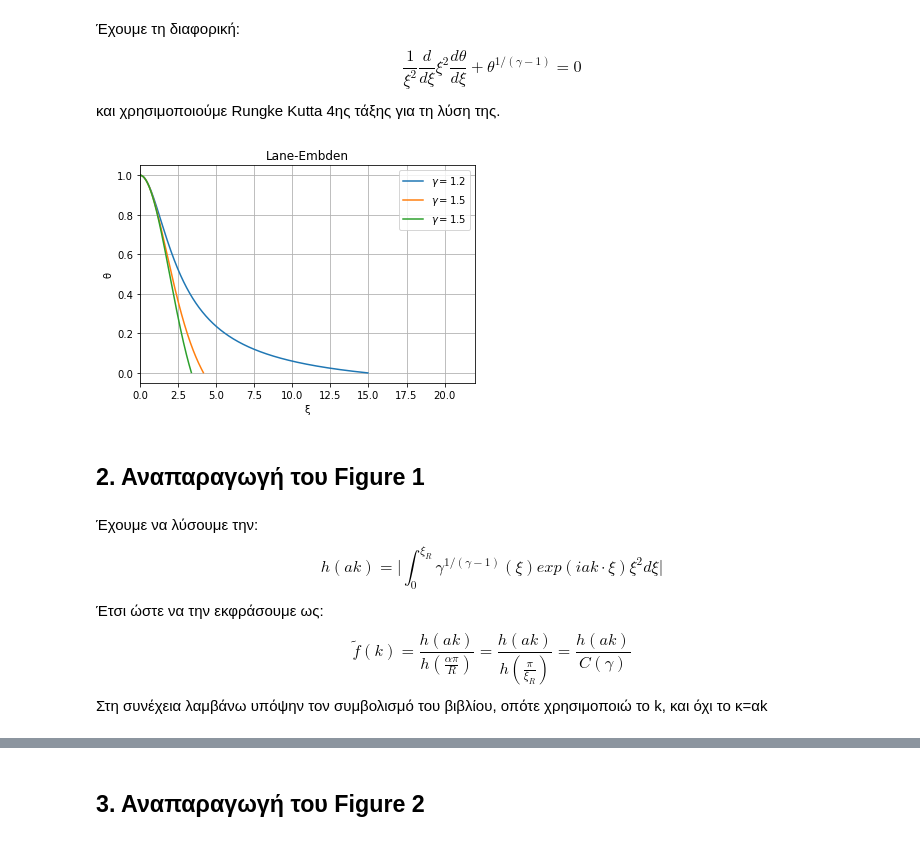
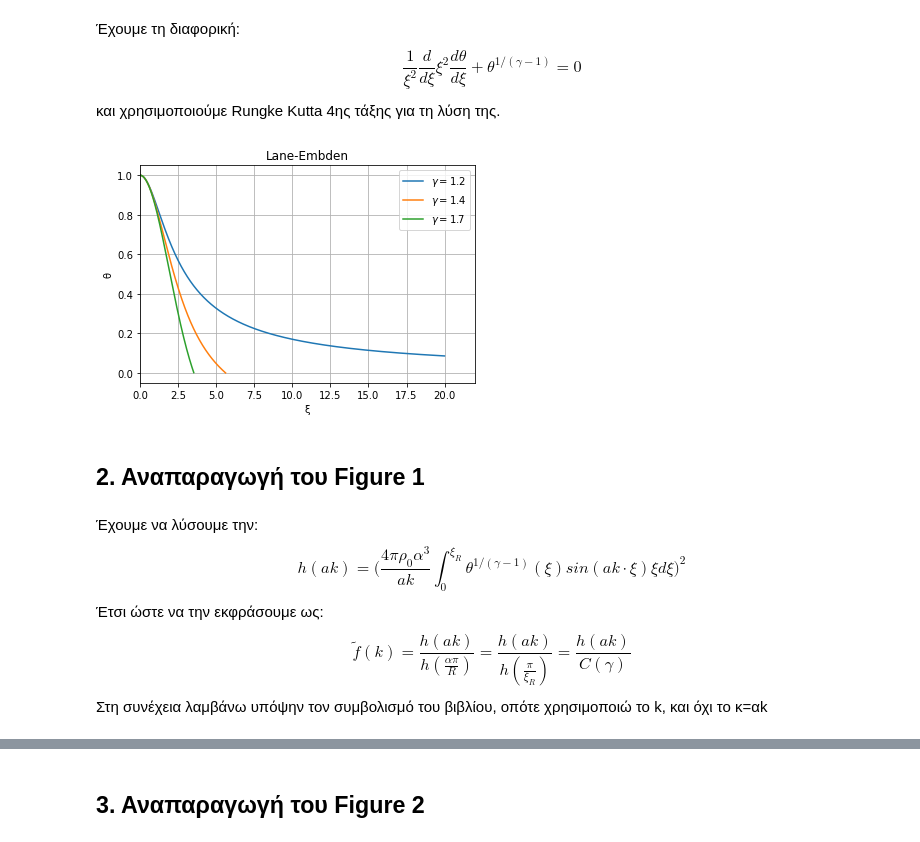
Before and after one commit to Maria-Lekou/Computational-Physics, a Jupyter notebook: ΥΦΕ209/Λεκού_4400.ipynb, the cells around one changed output, grey strips where cells are left out. Drawn from its saved outputs; the diff is of its cells as text; code cells hidden in the pictures.

```diff
--- a/ΥΦΕ209/Λεκού_4400.ipynb
+++ b/ΥΦΕ209/Λεκού_4400.ipynb
@@ -12,7 +12,7 @@ from simpson import simps
 $$\frac{1}{ξ^2}\frac{d}{dξ}ξ^2\frac{dθ}{dξ}+θ^{1/(γ-1)}=0$$
 και χρησιμοποιούμε Rungke Kutta 4ης τάξης για τη λύση της.
 # %%
-gamma=np.linspace(1.25,1.8,50)
+gamma=np.linspace(1.2,1.8,50)
 N=len(gamma)
 step=0.01
 xend=20
@@ -29,41 +29,41 @@ ksiall={}
 ksith=np.zeros(int((xend/step -1)),float)
 for g in range(0,N): #ολοκλήρωση για κάθε γ
     y[0]=1
     y[1]=0
     i = -1
     theta = []
     ksith =[]
     for ksi in np.arange (0+step , xend , step):
         i=i+1
         ksith.append(ksi)
         y=rk4Algor2(ksi,step,2,y,f,g) #Runge kutta
         theta.append(y[0])
         if np.isnan(theta[i]) or theta[i]<0:
             theta.remove(theta[i])
             ksith.remove(ksith[i])
             break
 
     thetaall[g]=theta
     ksiall[g]=ksith
 plt.figure()
 #plot για 3 τιμές του γ
 plt.plot(ksiall[0],thetaall[0],label="$γ=%.1f$"%gamma[0])
-plt.plot(ksiall[int(N/2)],thetaall[int(N/2)],label="$γ=%.1f$"%gamma[int(N/2)])
-plt.plot(ksiall[int(N-1)],thetaall[int(N-1)],label="$γ=%.1f$"%gamma[int(N/2)])
+plt.plot(ksiall[15],thetaall[15],label="$γ=%.1f$"%gamma[15])
+plt.plot(ksiall[int(N-8)],thetaall[int(N-8)],label="$γ=%.1f$"%gamma[int(N-8)])
 plt.legend(loc="best")
 plt.xlim([0,xend+2])
 plt.grid(True)
 plt.ylabel('θ')
 plt.xlabel('ξ')
 plt.title('Lane-Embden')
 plt.show()
 # %% [output]
-[figure, old version]
+[figure, new version]
 # %% [markdown]
 ## 2. Αναπαραγωγή του Figure 1
 # %% [markdown]
 Έχουμε να λύσουμε την:
-$$h(ak)=\bigg|\int_{0}^{ξ_R} γ^{1/(γ-1)}(ξ)exp(iak\cdot ξ)ξ^2dξ\bigg|$$
+$$h(ak)=\bigg(\frac{4πρ_0α^3}{ak} \int_{0}^{ξ_R} θ^{1/(γ-1)}(ξ)sin(ak\cdot ξ)ξdξ\bigg)^2$$
 Έτσι ώστε να την εκφράσουμε ως:
 $$\tilde{f}(k)=\frac{h(ak)}{h(\frac{απ}{R})}=\frac{h(ak)}{h(\frac{π}{ξ_R})}=\frac{h(ak)}{C(γ)}$$
 Στη συνέχεια λαμβάνω υπόψην τον συμβολισμό του βιβλίου, οπότε χρησιμοποιώ το k, και όχι το κ=αk
```
Also changed, not shown: parts of 2 cells of this notebook.
